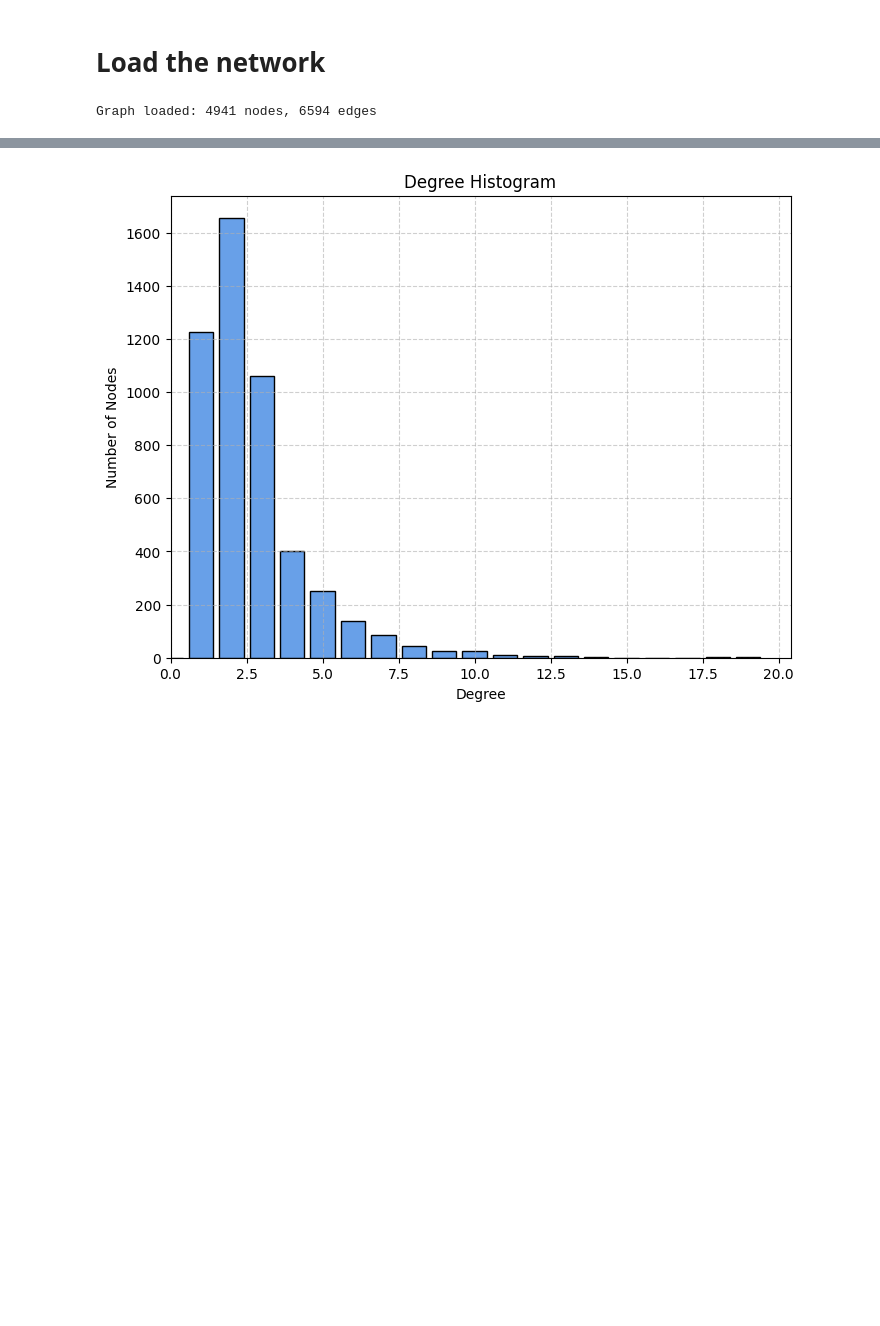
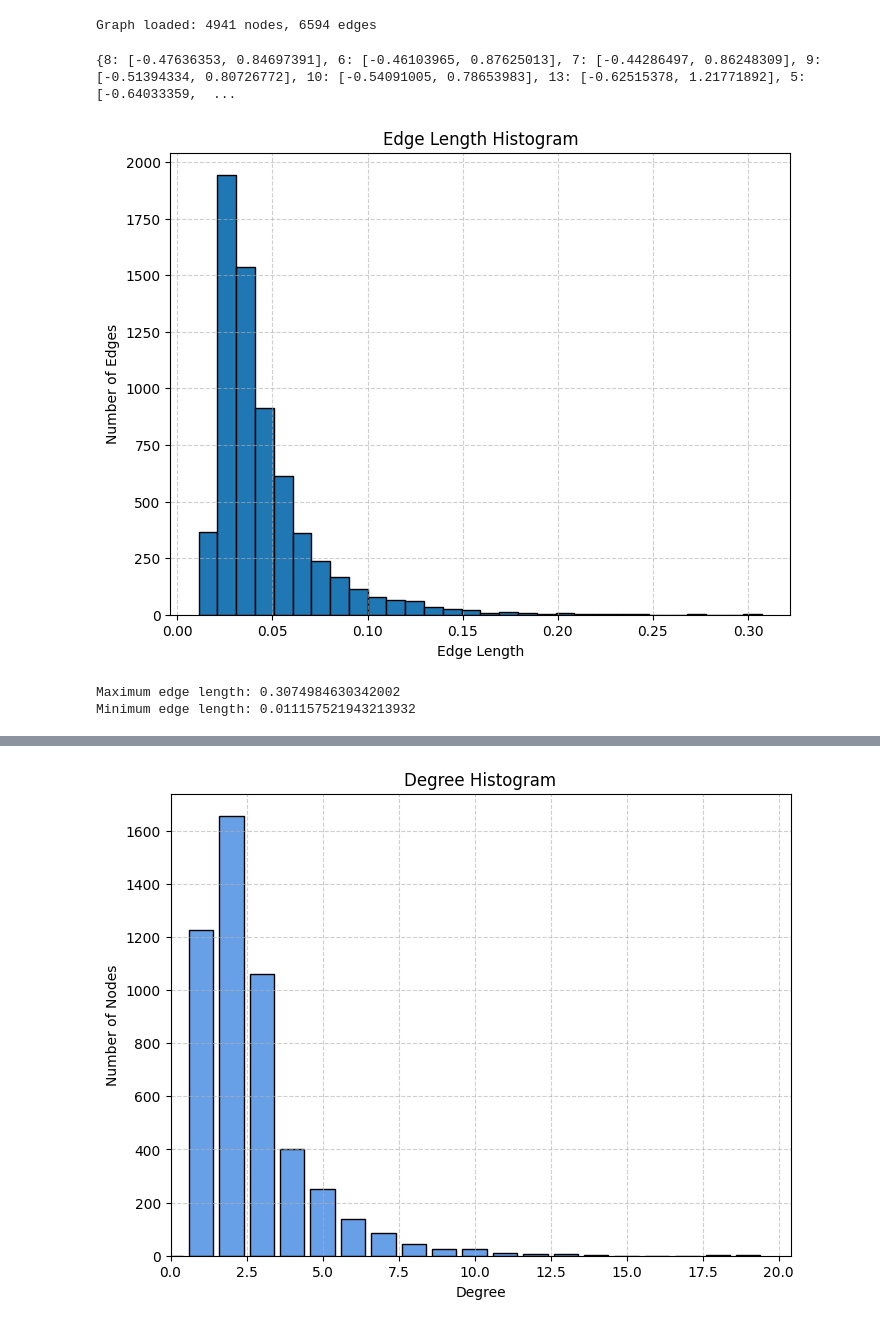
Before and after one commit to OctoPanna/western-us-power-grid, a Jupyter notebook: main.ipynb, the cells around one changed output, grey strips where cells are left out. Cells and saved outputs as stored; diff of their text form; code cells hidden in the pictures; blank space fills up the shorter version.

```diff
--- a/main.ipynb
+++ b/main.ipynb
@@ -11,6 +20,25 @@ from src.data_loading import load_data
-# %% [markdown]
-# Load the network
 # %%
 G = load_data()
 # %% [output]
 Graph loaded: 4941 nodes, 6594 edges
+# %%
+# edge lengths
+calculate_edge_lengths(G)
+
+edge_lengths = list(nx.get_edge_attributes(G, 'length').values())
+
+plt.figure(figsize=(8, 6))
+plt.hist(edge_lengths, bins=30, edgecolor='black')
+
+plt.title("Edge Length Histogram")
+plt.xlabel("Edge Length")
+plt.ylabel("Number of Edges")
+plt.grid(True, linestyle='--', alpha=0.6)
+plt.show()
+print("Maximum edge length:", max(edge_lengths))
+print("Minimum edge length:", min(edge_lengths))
+# %% [output]
+{8: [-0.47636353, 0.84697391], 6: [-0.46103965, 0.87625013], 7: [-0.44286497, 0.86248309], 9: [-0.51394334, 0.80726772], 10: [-0.54091005, 0.78653983], 13: [-0.62515378, 1.21771892], 5: [-0.64033359,  ...
+[figure, added]
+Maximum edge length: 0.3074984630342002
+Minimum edge length: 0.011157521943213932
```
Also changed, not shown: parts of 11 cells of this notebook, 4 other files.
